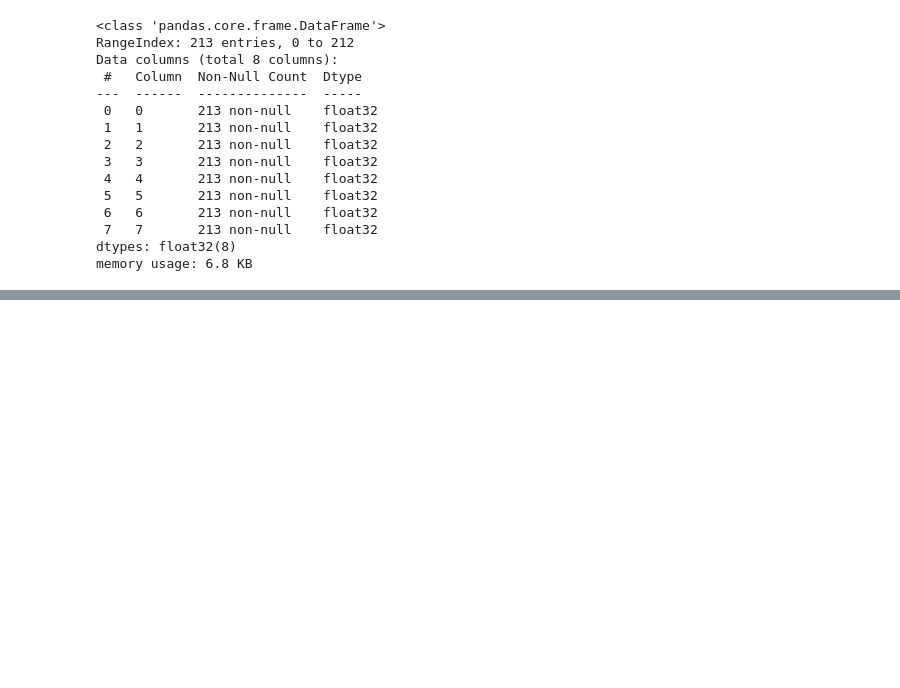
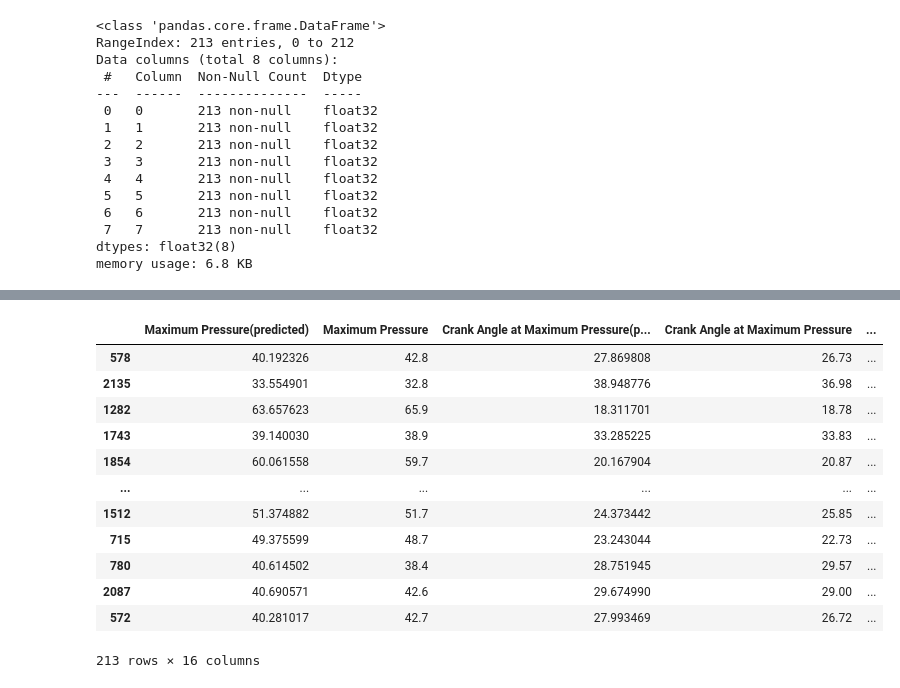
Before and after one commit to jongyunwoo/knocking-classification-and-multi-regression, a Jupyter notebook: kncking multiregression.ipynb, the cells around one changed output, grey strips where cells are left out. Cells and saved outputs as stored; diff of their text form; code cells hidden in the pictures; blank space fills up the shorter version.

```diff
--- a/kncking multiregression.ipynb
+++ b/kncking multiregression.ipynb
@@ -277,2 +301,20 @@ predicted_df
+# %%
+for i in range(8):
+   predicted_df.insert(2*i+1, test_output.columns[i], test_output.iloc[:, [i]])
+predicted_df
+# %% [output]
+|  | Maximum Pressure(predicted) | Maximum Pressure | Crank Angle at Maximum Pressure(p... | Crank Angle at Maximum Pressure | ... |
+| 578 | 40.192326 | 42.8 | 27.869808 | 26.73 | ... |
+| 2135 | 33.554901 | 32.8 | 38.948776 | 36.98 | ... |
+| 1282 | 63.657623 | 65.9 | 18.311701 | 18.78 | ... |
+| 1743 | 39.140030 | 38.9 | 33.285225 | 33.83 | ... |
+| 1854 | 60.061558 | 59.7 | 20.167904 | 20.87 | ... |
+| ... | ... | ... | ... | ... | ... |
+| 1512 | 51.374882 | 51.7 | 24.373442 | 25.85 | ... |
+| 715 | 49.375599 | 48.7 | 23.243044 | 22.73 | ... |
+| 780 | 40.614502 | 38.4 | 28.751945 | 29.57 | ... |
+| 2087 | 40.690571 | 42.6 | 29.674990 | 29.00 | ... |
+| 572 | 40.281017 | 42.7 | 27.993469 | 26.72 | ... |
+213 rows × 16 columns
 # %%
 predicted_df.to_csv("Predicted_result.csv")
```
Also changed, not shown: parts of 9 cells of this notebook, 1 other file.
